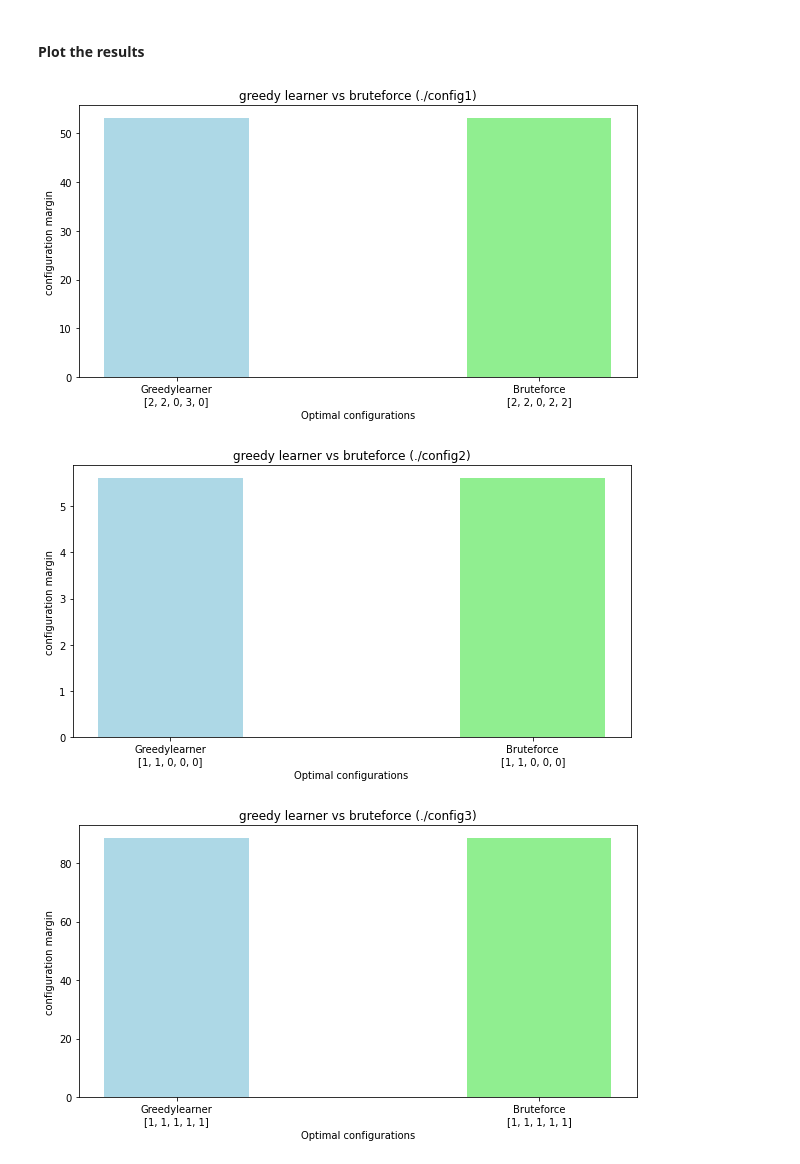
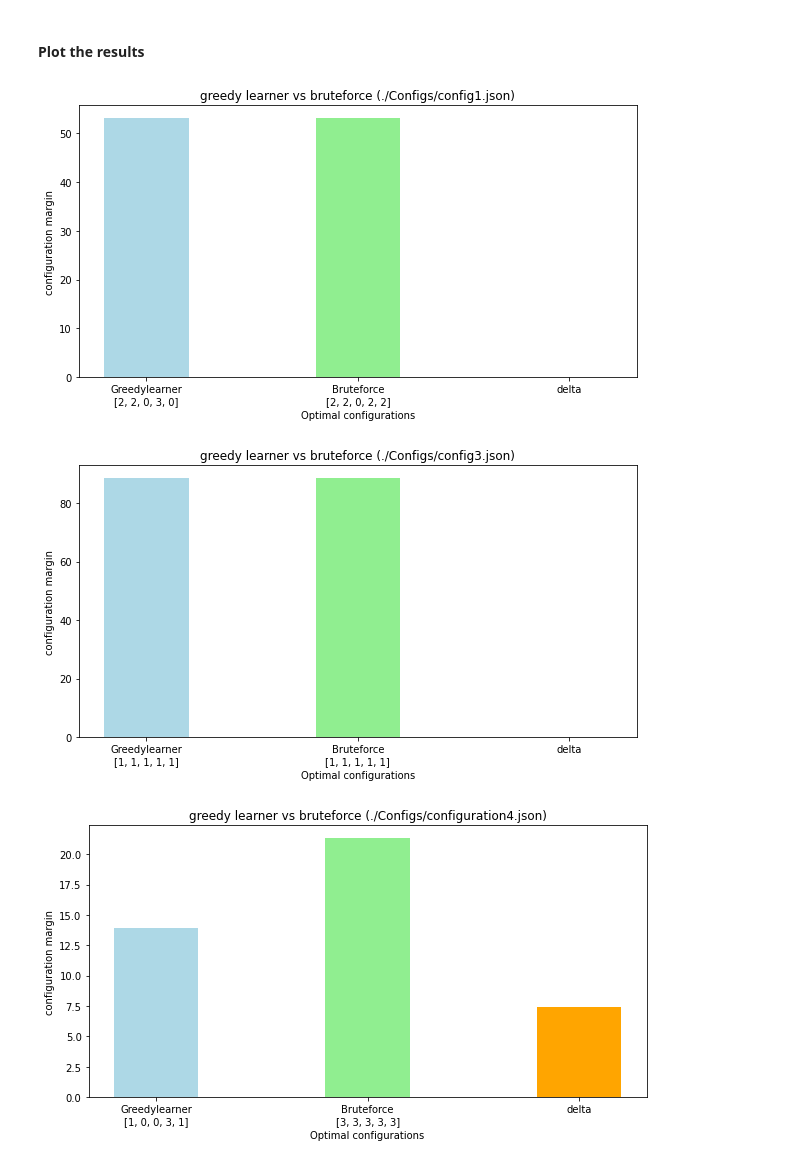
Before and after one commit to alemolteni/team4_projectOLA, a Jupyter notebook: Step2-GreedyLearner.ipynb, the cells around one changed output. Cells and saved outputs as stored; diff of their text form; code cells hidden in the pictures.

Commit message:
Notebook config4 update

```diff
--- a/Step2-GreedyLearner.ipynb
+++ b/Step2-GreedyLearner.ipynb
@@ -122,7 +122,7 @@ from Model.GraphProbabilities import *
 from Model.Evaluator.GraphEvaluator import GraphEvaluator
 from Model.Evaluator.Baseline import Baseline
 
-configurationPathList = ['./Configs/config1.json', './Configs/config2.json', './Configs/config3.json']
+configurationPathList = ['./Configs/config1.json', './Configs/config3.json', './Configs/configuration4.json']
 
 def load_config(file_path):
     f = open(file_path)
@@ -557,29 +557,30 @@ margin:  53.050000000000004
 # %%
 optima_configurations = ["Greedylearner\n{}".format(greedyLearner.optimal_configuration), "Bruteforce\n{}".format(bruteForce.optimal_configuration)]
 configuration_margins = [greedyLearner.optimal_configuration_margin, bruteForce.optimal_configuration_margin]
 
 for i in range (0, len(configurationPathList)):
+    c_path = configurationPathList[i]
     fig = plt.figure(figsize = (10, 5))
 
     '''
     greedy_configuration = results[i]["greedy_results"][0]
     greedy_margin = results[i]["greedy_results"][1]
 
     bruteForce_configuration = results[i]["bruteForce_results"][0]
     bruteForce_margin = results[i]["bruteForce_results"][1]
     '''
 
-    optima_configurations = ["Greedylearner\n{}".format(results[i]["greedy_results"][0]), "Bruteforce\n{}".format(results[i]["bruteForce_results"][0])]
-    configuration_margins = [results[i]["greedy_results"][1], results[i]["bruteForce_results"][1]]
+    optima_configurations = ["Greedylearner\n{}".format(results[i]["greedy_results"][0]), "Bruteforce\n{}".format(results[i]["bruteForce_results"][0]), "delta"]
+    configuration_margins = [results[i]["greedy_results"][1], results[i]["bruteForce_results"][1], (results[i]["bruteForce_results"][1]-results[i]["greedy_results"][1])]
 
     # creating the bar plot
     plt.bar(optima_configurations, configuration_margins, color = bar_colors, width = 0.4)
 
     plt.xlabel("Optimal configurations")
     plt.ylabel("configuration margin")
-    plt.title("greedy learner vs bruteforce (./config{})".format(i+1))
+    plt.title("greedy learner vs bruteforce ({})".format(c_path))
     plt.show()
 # %% [output]
-[figure, old version]
+[figure, new version]
-[figure, old version]
+[figure, new version]
-[figure, old version]
+[figure, new version]
```
Also changed, not shown: parts of 7 cells of this notebook.
